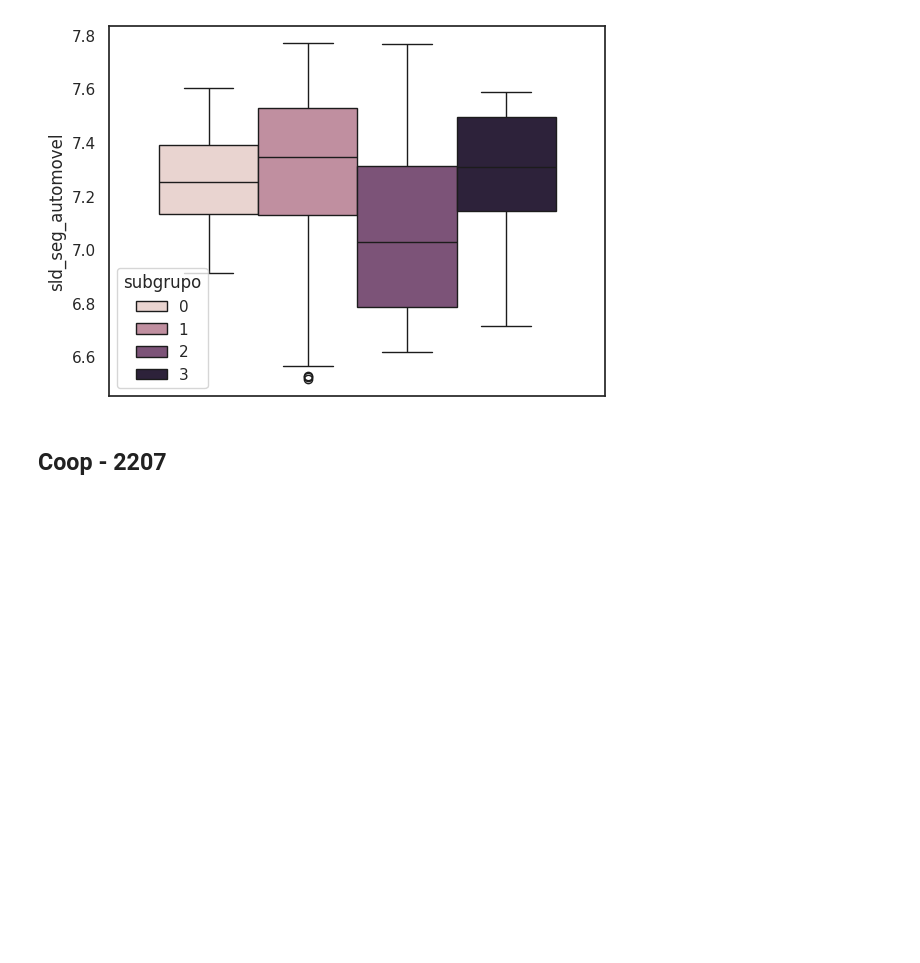
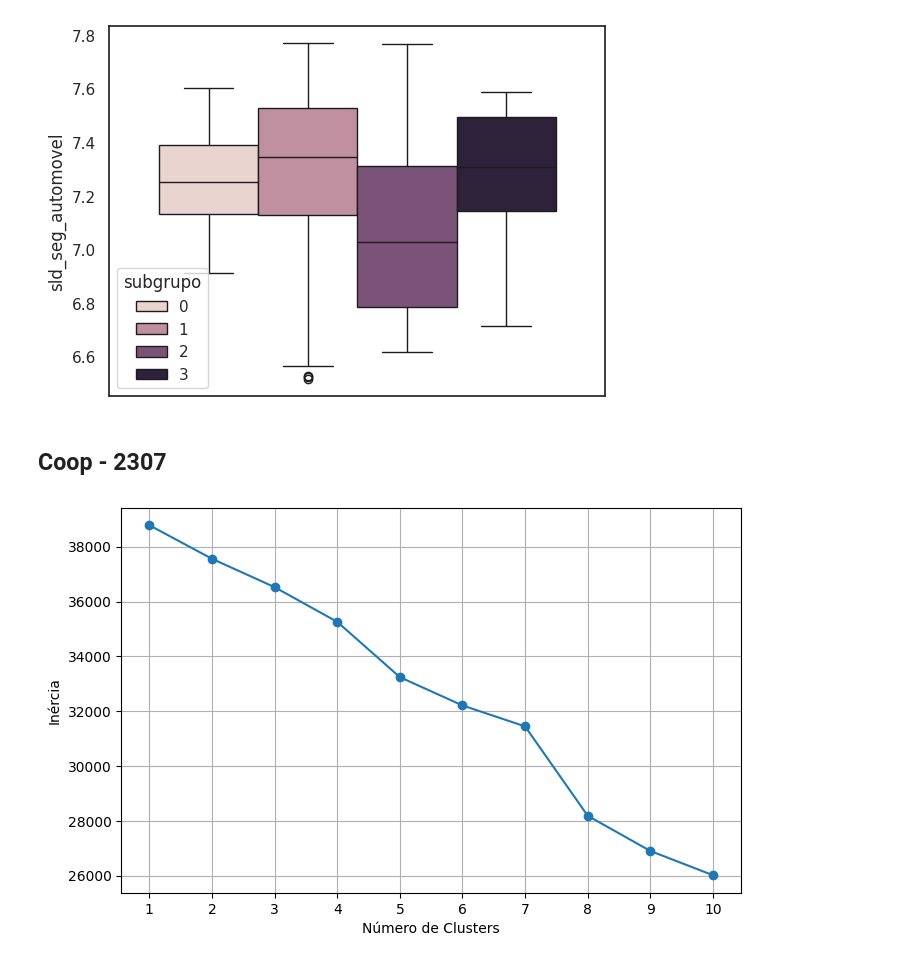
Before and after one commit to cowvin0/seg, a Jupyter notebook: segmentacao.ipynb, the cells around one changed output. Cells and saved outputs as stored; diff of their text form; code cells hidden in the pictures; blank space fills up the shorter version.

Commit message:
clusterizing by coop

```diff
--- a/segmentacao.ipynb
+++ b/segmentacao.ipynb
@@ -181,8 +181,12 @@ df = df\
         momentos=lambda x: x.apply(moments, axis=1),
         alavancagem=lambda x: (x.sld_cred_scr_2m / x.renda_mensal).replace(np.inf, 0).fillna(0),
     )\
-    .query('desc_cbo != "Diretor de produção e operações em empresa pesqueira"')\
-    .reset_index(drop=True)
+    .reset_index(drop=True)#\
+    #.query('desc_cbo != "Diretor de produção e operações em empresa pesqueira"')\
+df.loc[
+    df.desc_cbo == "Diretor de produção e operações em empresa pesqueira",
+    'renda_mensal'] = 11826.12
+
 
 df = wage_cat(df)
 # %% [markdown]
@@ -854,4 +858,18 @@ sns.boxplot(
 # %%
 #df.to_csv('relacionamento_clusters.csv', index=False)
 # %% [markdown]
-## Coop - 2207
+## Coop - 2307
+# %%
+df_2307 = df.query('cod_coop == "2307"')
+
+df_cluster_2307 = df_2307\
+    .loc[:, df_cluster_columns]
+
+df_cluster_2307 = pd.DataFrame(
+    StandardScaler().fit_transform(df_cluster_2307),
+    columns=df_cluster_columns
+    )
+# %%
+plot_inercia(df_cluster_2307)
+# %% [output]
+[figure, added]
```
Also changed, not shown: parts of 98 cells of this notebook.
